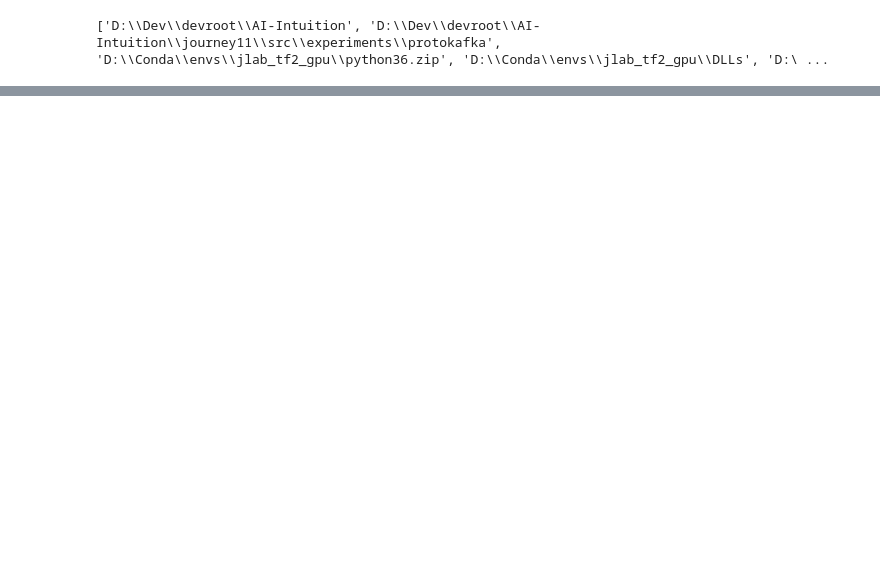
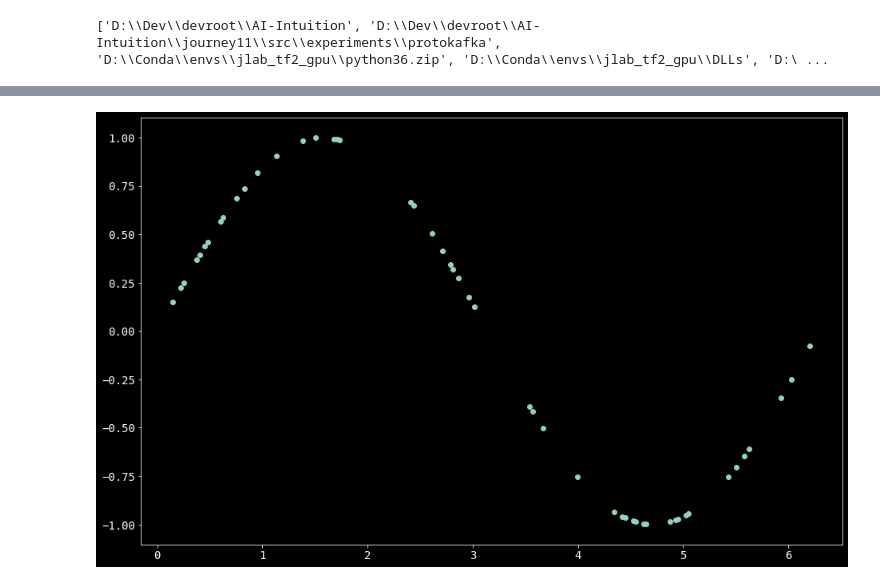
Before and after one commit to parrisma/RL-Intuition, a Jupyter notebook: src/tictactoe/experiment2/experiment2.ipynb, the cells around one changed output, grey strips where cells are left out. Cells and saved outputs as stored; diff of their text form; code cells hidden in the pictures; blank space fills up the shorter version.

```diff
--- a/src/tictactoe/experiment2/experiment2.ipynb
+++ b/src/tictactoe/experiment2/experiment2.ipynb
@@ -201 +204,6 @@ with plt.style.context('dark_background'):
+# %%
+with plt.style.context('dark_background'):
+    plt.scatter(hello_world_data['x_test'], hello_world_data['y_test'])
+# %% [output]
+[figure, added]
 # %%
```
Also changed, not shown: parts of 8 cells of this notebook, 7 other files.
